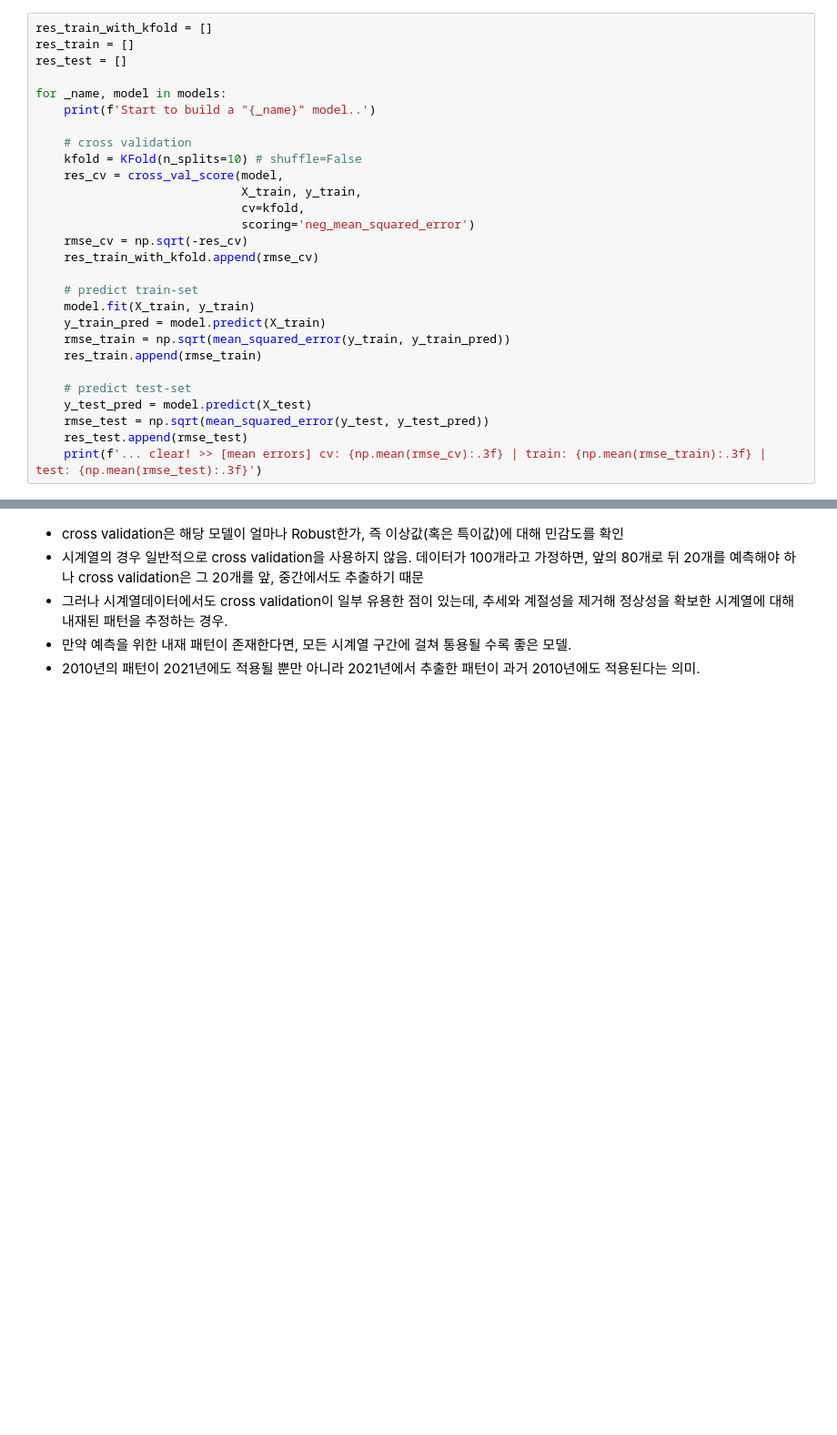
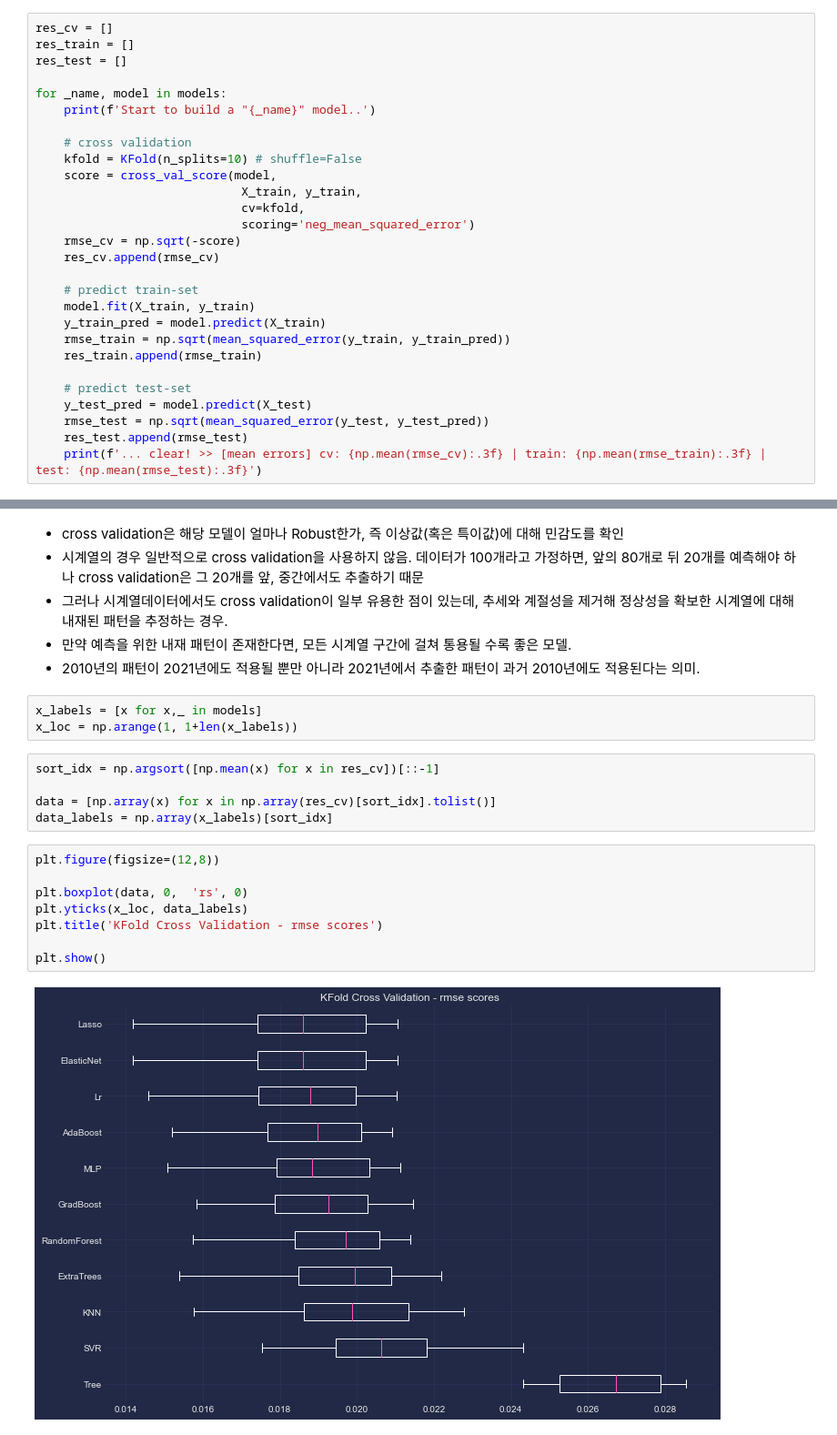
Before and after one commit to sw-song/ts-analysis, a Jupyter notebook: tutorials/02_predict_price.ipynb, the cells around one changed output, grey strips where cells are left out. Shown at 91% size. Cells and saved outputs as stored; diff of their text form; blank space fills up the shorter version.

```diff
--- a/tutorials/02_predict_price.ipynb
+++ b/tutorials/02_predict_price.ipynb
@@ -613,5 +605,5 @@ array([-0.02401194, -0.00228602, -0.03817545,  0.00521005,  0.01215232])
 # %%
-res_train_with_kfold = []
+res_cv = []
 res_train = []
 res_test = []
 
@@ -620,12 +612,12 @@ for _name, model in models:
 
     # cross validation
     kfold = KFold(n_splits=10) # shuffle=False
-    res_cv = cross_val_score(model,
+    score = cross_val_score(model,
                              X_train, y_train,
                              cv=kfold,
                              scoring='neg_mean_squared_error')
-    rmse_cv = np.sqrt(-res_cv)
-    res_train_with_kfold.append(rmse_cv)
+    rmse_cv = np.sqrt(-score)
+    res_cv.append(rmse_cv)
 
     # predict train-set
     model.fit(X_train, y_train)
@@ -662,3 +654,21 @@ Start to build a "MLP" model..
 - 그러나 시계열데이터에서도 cross validation이 일부 유용한 점이 있는데, 추세와 계절성을 제거해 정상성을 확보한 시계열에 대해 내재된 패턴을 추정하는 경우.
 - 만약 예측을 위한 내재 패턴이 존재한다면, 모든 시계열 구간에 걸쳐 통용될 수록 좋은 모델.
 - 2010년의 패턴이 2021년에도 적용될 뿐만 아니라 2021년에서 추출한 패턴이 과거 2010년에도 적용된다는 의미.
+# %%
+x_labels = [x for x,_ in models]
+x_loc = np.arange(1, 1+len(x_labels))
+# %%
+sort_idx = np.argsort([np.mean(x) for x in res_cv])[::-1]
+
+data = [np.array(x) for x in np.array(res_cv)[sort_idx].tolist()]
+data_labels = np.array(x_labels)[sort_idx]
+# %%
+plt.figure(figsize=(12,8))
+
+plt.boxplot(data, 0,  'rs', 0)
+plt.yticks(x_loc, data_labels)
+plt.title('KFold Cross Validation - rmse scores')
+
+plt.show()
+# %% [output]
+[figure, added]
```
Also changed, not shown: parts of 18 cells of this notebook.
